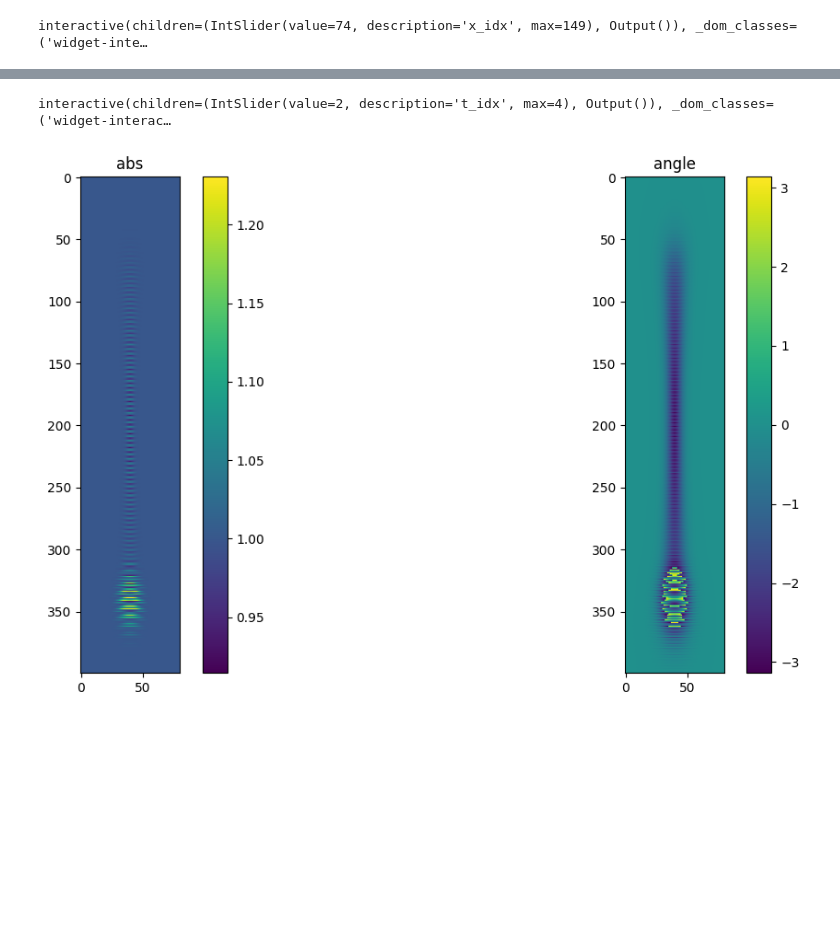
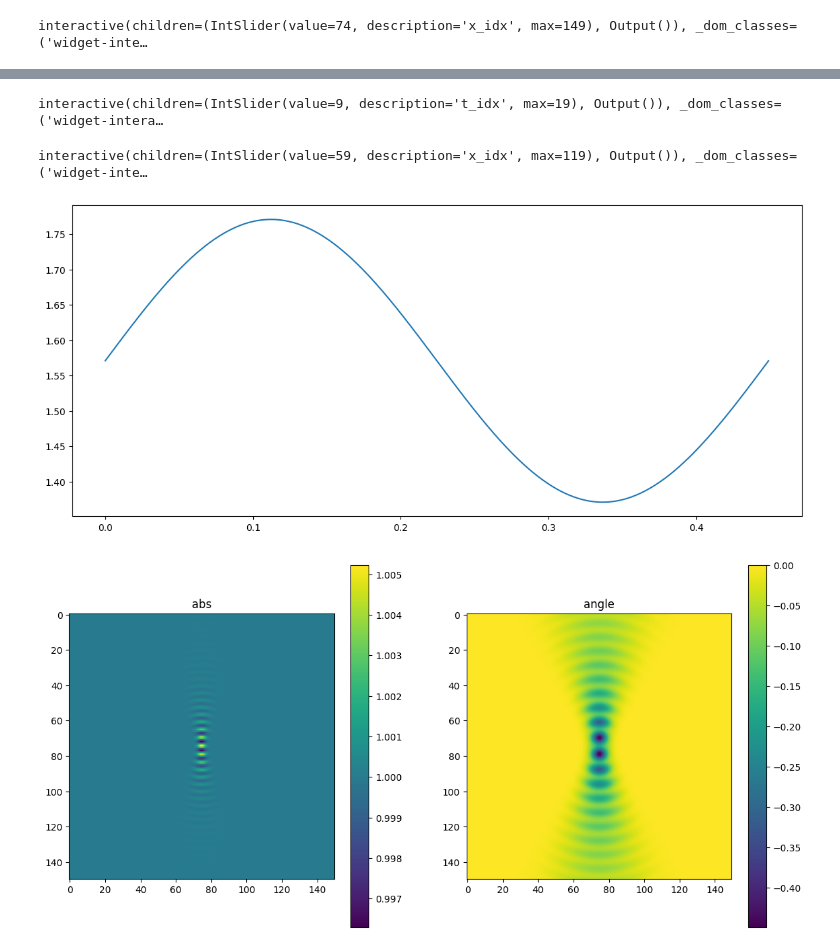
Before and after one commit to mkali-weizmann/electron-laser-interaction, a Jupyter notebook: playground.ipynb, the cells around one changed output, grey strips where cells are left out. Drawn from its saved outputs; the diff is of its cells as text; code cells hidden in the pictures; blank space fills up the shorter version.

```diff
--- a/playground.ipynb
+++ b/playground.ipynb
@@ -83,20 +82,75 @@ Text(0, 0.5, 'x')
 phi_values = np.load('Data Arrays\\Debugging Arrays\\phi_values.npy')
 def f(t_idx):
     fig, ax = plt.subplots(figsize=(14, 6))
-    plt.imshow(np.abs(phi_values[:, :, int(t_idx)].T))
-    plt.colorbar()
+    plt.plot(np.abs(phi_values[:, 0, int(t_idx)].T))
+#     plt.colorbar()
 
 widgets.interact(f, t_idx=(0, phi_values.shape[2]-1, 1));
 # %% [output]
-interactive(children=(IntSlider(value=2, description='t_idx', max=4), Output()), _dom_classes=('widget-interac…
+interactive(children=(IntSlider(value=9, description='t_idx', max=19), Output()), _dom_classes=('widget-intera…
+# %%
+phi_values = np.load('Data Arrays\\Debugging Arrays\\phi_values.npy')
+phase_mask = np.exp(1j * phi_values)
+PHASE_MASK = np.fft.fft(phase_mask, axis=2, norm='forward')
+
+def f(x_idx):
+    fig, ax = plt.subplots(2, 1, figsize=(14, 6))
+    ax[0].plot(phi_values[x_idx, phi_values.shape[1]//2, :])
+    ax[1].plot(np.abs(PHASE_MASK[x_idx, PHASE_MASK.shape[1]//2, :]))
+
+def g(x_idx):
+    fig, ax = plt.subplots(figsize=(14, 6))
+    ax.plot(np.angle(phase_mask[x_idx, phi_values.shape[1]//2, :]))
+
+def h(angle=0):
+    x_real = np.arange(phase_mask.shape[2])
+    y = phase_mask[phase_mask.shape[0] // 2, phase_mask.shape[1] // 2, :]
+    y_real = np.real(y)
+    y_image = np.imag(y)
+    fig = plt.figure()
+    ax = fig.add_subplot(111, projection='3d')
+    ax.plot(x_real, y_real, y_image)
+    ax.plot([x_real[0], x_real[-1]], [0, 0], [0, 0], linestyle='-')
+    ax.set_xlabel('t')
+    ax.set_ylabel('y_real')
+    ax.set_zlabel('y_imag')
+    ax.set_ylim((-1.1, 1.1))
+    ax.set_zlim((-1.1, 1.1))
+    ax.view_init(30, angle)
+    plt.show()
+
+widgets.interact(f, x_idx=(0, phase_mask.shape[0]-1, 1));
+# widgets.interact(g, x_idx=(0, phi_values.shape[0]-1, 1));
+# widgets.interact(h, angle=(0, 360, 1));
+# %% [output]
+interactive(children=(IntSlider(value=59, description='x_idx', max=119), Output()), _dom_classes=('widget-inte…
+# %%
+ω = 14
+N_t = 300
+mean_phase = np.pi/2
+sin_amp = 0.2
+
+
+T = 2*np.pi / ω
+t_dummy = np.linspace(0, T, N_t)
+phi = mean_phase + sin_amp * np.sin(ω*t_dummy)
+PHI = np.fft.fft(phi)
+freqs = np.fft.fftfreq(N_t)
+
+fig, ax = plt.subplots(2, 1, figsize=(14, 6))
+
+ax[0].plot(t_dummy, phi_dummy);
+ax[1].plot()
+# %% [output]
+[figure, added]
 # %%
-B = np.load('Data Arrays\\Phase Masks//cavity_2f_l1_1064_l2_532_E1_3.698e+09_E2_7.396e+09_NA_10_alpha_44.37_theta_0_E_4.807e-14_Nx400_Ny80_Xmin_-5e-05_Xmax_5e-05_Ymin_-1e-05_Ymax_1e-05.npy')
+M = np.load('Data Arrays\\Phase Masks\\2f_l11064_l2532_E11.72e+09_E23.45e+09_NA10_alpha251_theta0_E4.8e-14_Nx150_Ny150_Nz1000_Nt20_DX0.00015_DY2.5e-05.npy')
 fig, ax = plt.subplots(1, 2, figsize=(14, 7))
-im1 = ax[0].imshow(np.abs(B));
-im2 = ax[1].imshow(np.angle(B));
+im1 = ax[0].imshow(np.abs(M));
+im2 = ax[1].imshow(np.angle(M));
 plt.colorbar(im1, ax=ax[0])
 plt.colorbar(im2, ax=ax[1])
 ax[0].set_title("abs")
 ax[1].set_title("angle");
 # %% [output]
-[figure, old version]
+[figure, new version]
```
Also changed, not shown: parts of 5 cells of this notebook, 3 other files.
